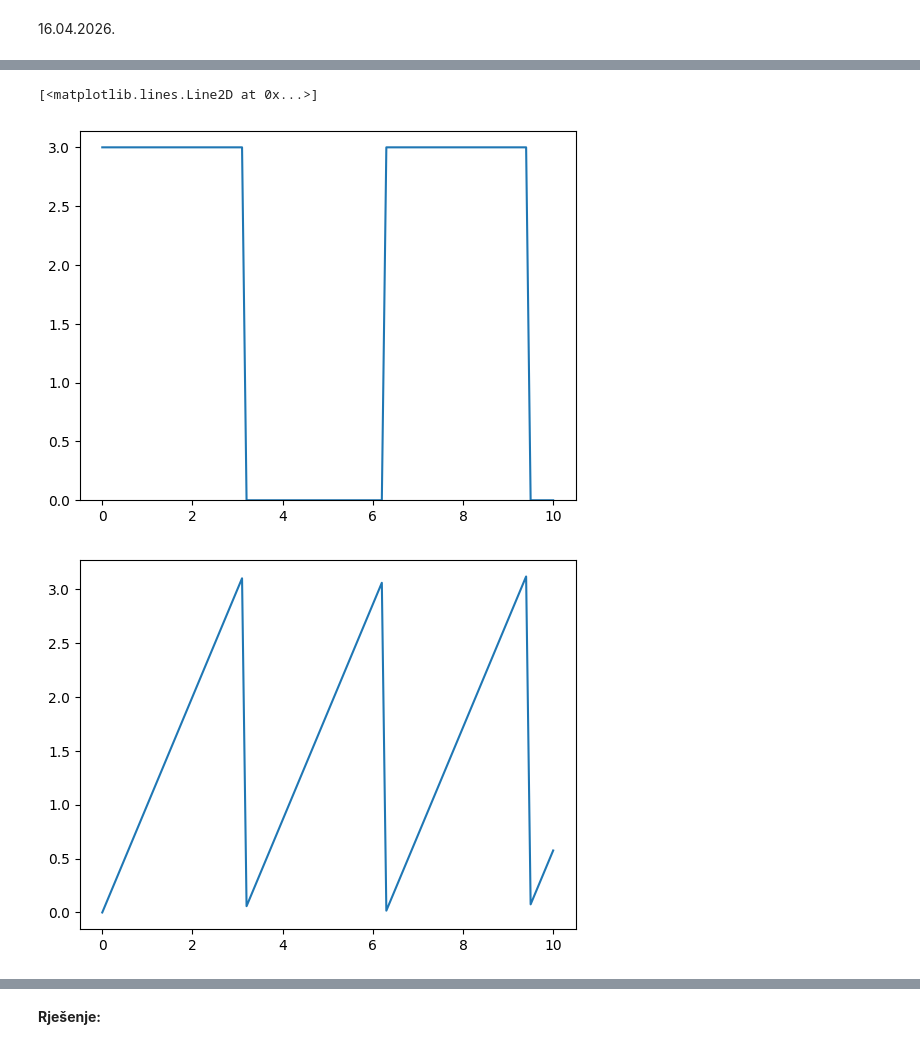
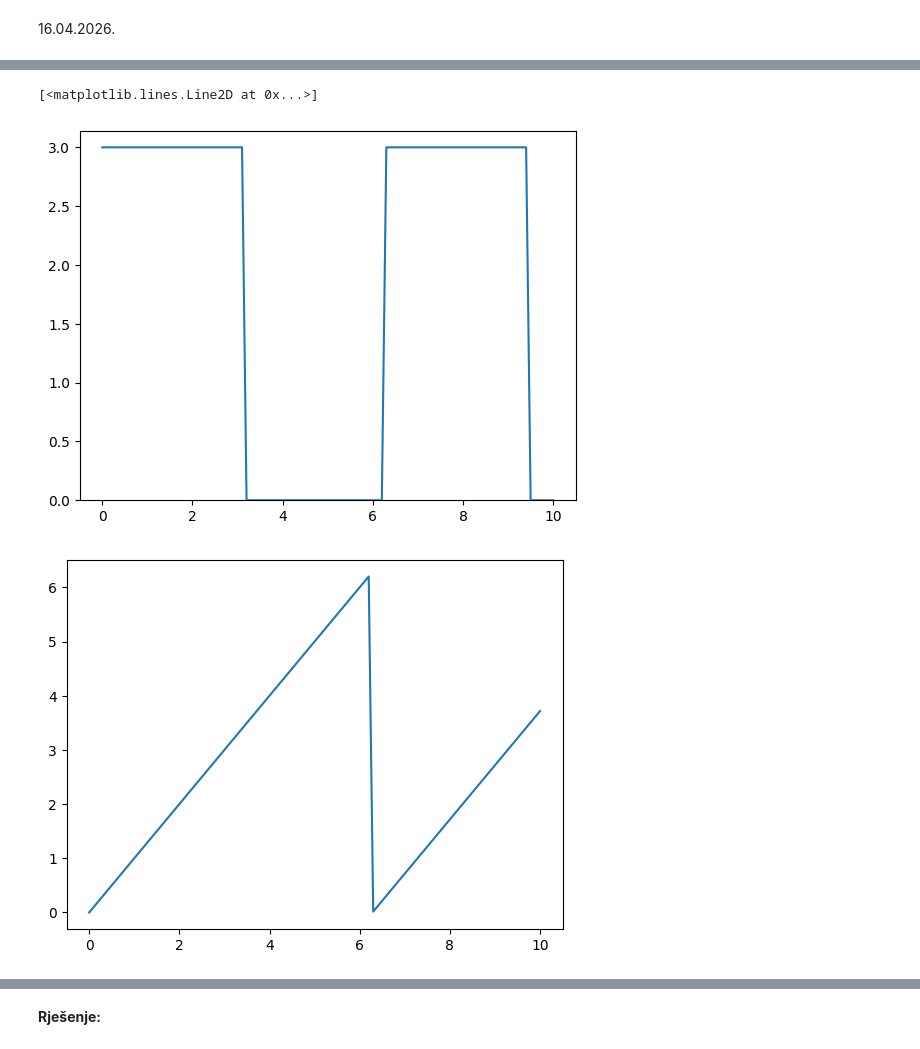
Before and after one commit to imuslic1/mms-vjezbe, a Jupyter notebook: LV5/MMS_LV05_Fourierovi_redovi.ipynb, the cells around one changed output, grey strips where cells are left out. Drawn from its saved outputs; the diff is of its cells as text; code cells hidden in the pictures.

```diff
--- a/LV5/MMS_LV05_Fourierovi_redovi.ipynb
+++ b/LV5/MMS_LV05_Fourierovi_redovi.ipynb
@@ -45,38 +45,38 @@ def square(x, h = 3):
 
 def triangle(x):
   # Iz definicije funkcije se vidi da je period pi
-  return x % (np.pi)
+  return x % (2*np.pi)
 
 def impulse(x, h=3):
   # Iz definicije funkcije se vidi da je period pi
-  x = x % (np.pi)
+  x = x % (2*np.pi)
   return 3*exp(-x) % (np.pi)
 
 
 
 x = [0.0]
 
 f1 = []
 f2 = []
 f3 = []
 
 for i in range(0, 100):
     f1.append(square(x[len(x) - 1]))
     f2.append(triangle(x[len(x) - 1]))
     f3.append(impulse(x[len(x) - 1]))
     x.append(x[len(x) - 1] + 0.1)
 f1.append(square(x[len(x) - 1]))
 f2.append(triangle(x[len(x) - 1]))
 f3.append(impulse(x[len(x) - 1]))
 
 plt.ylim(0, np.pi)
 plt.figure(1)
 plt.plot(x, f1)
 plt.figure(2)
 plt.plot(x, f2)
 plt.figure(3)
 plt.plot(x, f3)
 # %% [output]
 [<matplotlib.lines.Line2D at 0x...>]
 [figure]
-[figure, old version]
+[figure, new version]
```
Also changed, not shown: parts of 6 cells of this notebook.
